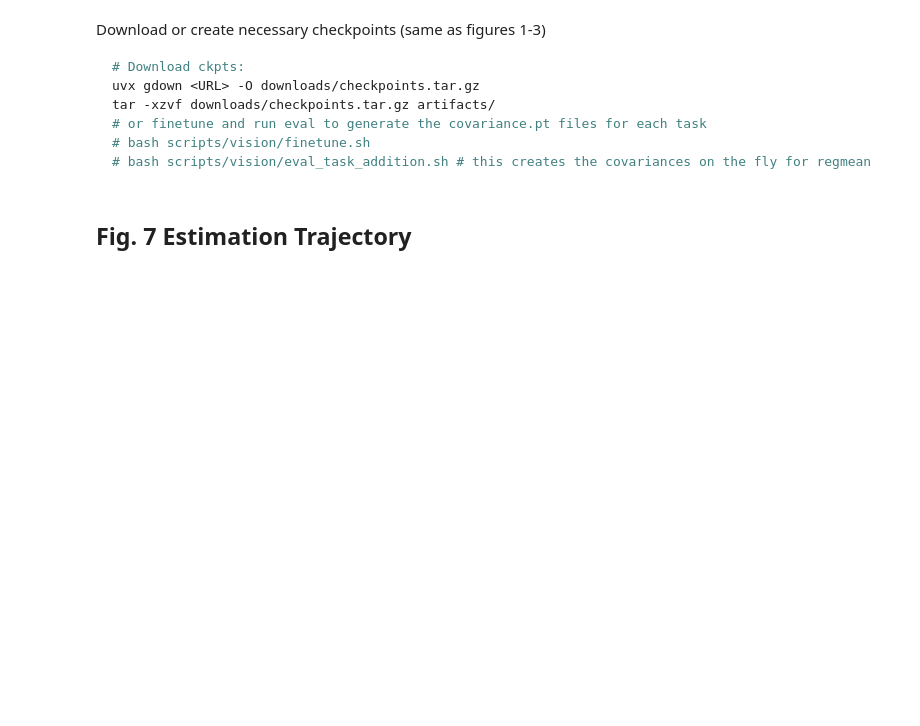
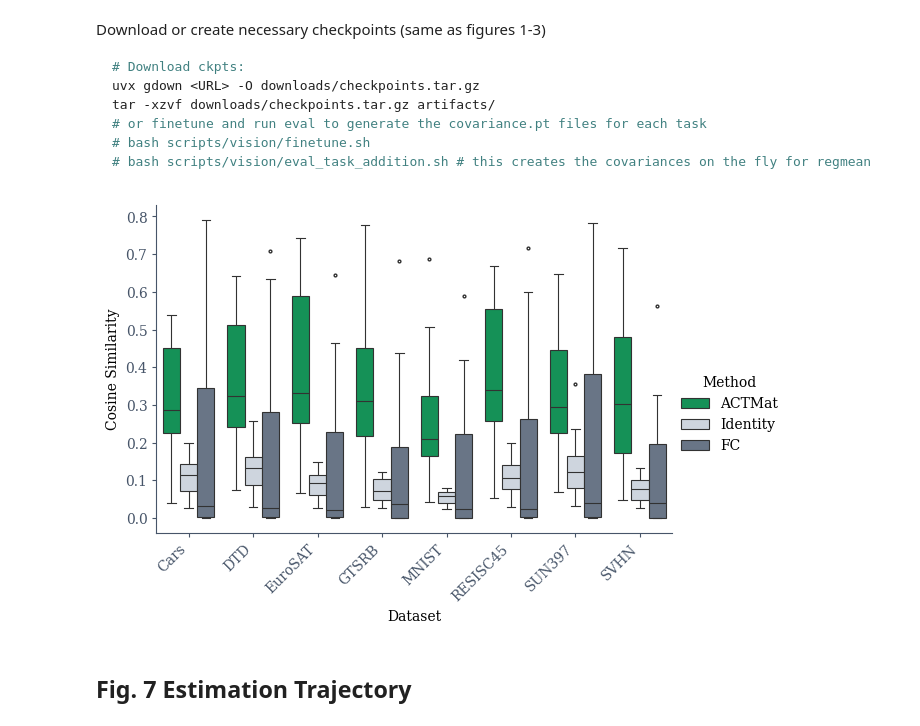
Before and after one commit to marawangamal/actmat, a Jupyter notebook: scripts/analysis.ipynb, the cells around one changed output. Drawn from its saved outputs; the diff is of its cells as text; code cells hidden in the pictures; blank space fills up the shorter version.

```diff
--- a/scripts/analysis.ipynb
+++ b/scripts/analysis.ipynb
@@ -933,6 +933,9 @@ methods = {
     "Identity": lambda c, _: torch.eye(
         c.shape[0], c.shape[1], dtype=c.dtype, device=c.device
     ),
+    "FC": lambda c, _: torch.ones(
+        c.shape[0], c.shape[1], dtype=c.dtype, device=c.device
+    ),
 }
 
 rows = []
@@ -953,6 +956,8 @@ for dataset in tqdm(datasets, desc="Computing cosine similarities"):
                 {
                     "dataset": dataset,
                     "layer": k,
+                    "d_out": d.shape[0],
+                    "d_in": d.shape[1],
                     "method": method_name,
                     "cosine_similarity": F.cosine_similarity(
                         c.reshape(-1), chat.reshape(-1), dim=0
@@ -963,33 +968,38 @@ for dataset in tqdm(datasets, desc="Computing cosine similarities"):
 # Create df
 df = pd.DataFrame(rows)
 # %%
+import os
+import seaborn as sns
+
 results_dir = f"../artifacts/results-analysis/ViT-B-16"
 os.makedirs(results_dir, exist_ok=True)
 
 df = df.rename(
     columns={
-        "cosine_similarity": "Cos. Similarity",
+        "cosine_similarity": "Cosine Similarity",
         "dataset": "Dataset",
         "method": "Method",
     }
 )
-
 g = sns.catplot(
     data=df,
     x="Dataset",
-    y="Cos. Similarity",
+    y="Cosine Similarity",
     hue="Method",
-    kind="bar",
+    kind="box",
     height=4,
     aspect=1.5,
-    hue_order=["Identity", "ACTMat"],
-    palette={"Identity": "#E2E8F0", "ACTMat": "#00A658"},
+    palette={"Identity": "#CBD5E1", "ACTMat": "#00A658", "FC": "#64748B"},
+    fliersize=2,
+    linewidth=0.8,
 )
 g.set_xticklabels(rotation=45, ha="right")
 g.savefig(
     os.path.join(results_dir, "covariance_estimator_cosine_similarity.pdf"),
     bbox_inches="tight",
 )
+# %% [output]
+[figure, added]
 # %% [markdown]
 ## Fig. 7 Estimation Trajectory
 # %%
```
Also changed, not shown: 29 other files.
